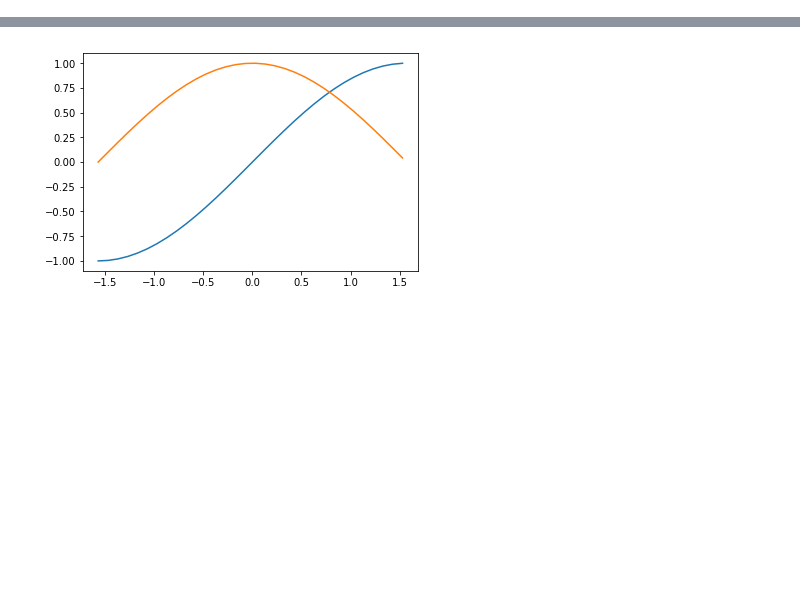
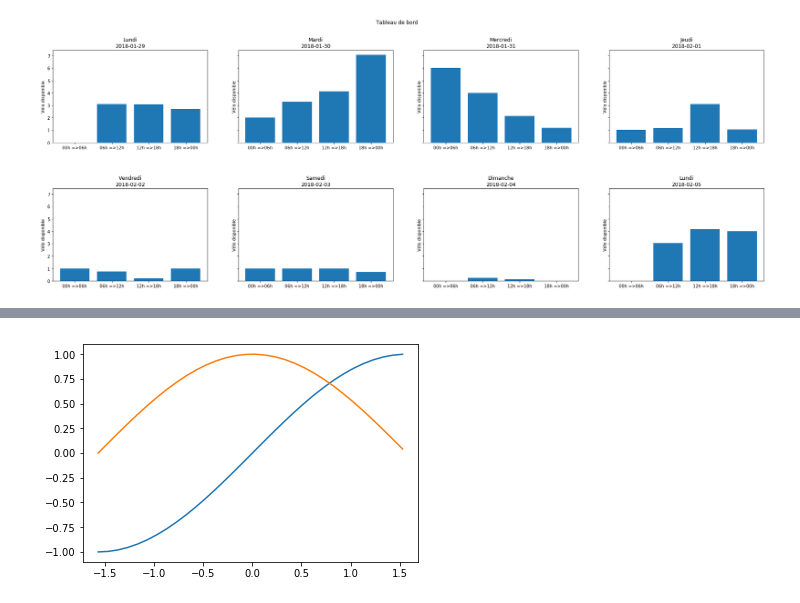
Before and after one commit to MohamedAminMallek/TP_Matplotlib, a Jupyter notebook: Pyplot.ipynb, the cells around one changed output, grey strips where cells are left out. Saved outputs shown, nothing was run; the diff lists cells and outputs as text; code cells hidden in the pictures; blank space fills up the shorter version.

Commit message:
Bikes per day

```diff
--- a/Pyplot.ipynb
+++ b/Pyplot.ipynb
@@ -33,3 +40,54 @@ def draw_Bubble_chart(x,y,s):
+# %%
+# Create dataframes per day during a week
+import datetime
+import random
+df = read_data()
+days = np.array([datetime.datetime(2018,1,29,0,0,0) + datetime.timedelta(days=i) for i in range(9)])
+firstDay = datetime.datetime(2018,1,29,0,0,0)
+
+dataframe_per_day = []
+
+names_days = np.array(['Lundi','Mardi','Mercredi','Jeudi','Vendredi','Samedi','Dimanche'])
+
+for day in days[1:]:
+    df_j = df[df.Timestamp <str(day)]
+    df_j = df_j[ df_j.Timestamp >str(firstDay)]
+    firstDay = day
+    dataframe_per_day.append(df_j)
+# %%
+# create dataframe per period in day
+fig, axes = subplots(2, 4,figsize=(30,10),sharey=True)
+gcf().subplots_adjust(hspace = .5)
+fig.suptitle("Tableau de bord")
+#fig.set_figheight(50)
+#fig.set_figwidth(50)
+for index,df_day in enumerate(dataframe_per_day):
+
+    title = df_day.Timestamp.iloc[0].split()[0]
+
+    year = int(df_day.Timestamp.iloc[0].split()[0].split('-')[0])
+    month = int(df_day.Timestamp.iloc[0].split()[0].split('-')[1])
+    day = int(df_day.Timestamp.iloc[0].split()[0].split('-')[2])
+
+    hours = np.array([datetime.datetime(year,month,day,0,0,0) + datetime.timedelta(hours=i*6) for i in range(5)])
+    dataframe_per_period = []
+
+    x = []
+    y = []
+    for i in range(len(hours)-1):
+
+        x.append(str(hours[i]).split()[1].split(':')[0]+"h =>"+str(hours[i+1]).split()[1].split(':')[0]+"h")
+
+        df_p = df_day[df_day.Timestamp <str(hours[i+1])]
+        df_p = df_p[ df_p.Timestamp >str(hours[i])]
+        y.append(df_p.Bikes.mean())
+        dataframe_per_period.append(df_p)
+    axes[index//4][index%4].bar(x, y)
+    axes[index//4][index%4].set_title(names_days[index%7]+"\n"+title)
+    axes[index//4][index%4].set_ylabel("Vélo disponible")
+fig.savefig('test.png', dpi=100)
+# %% [output]
+[figure, added]
 # %%
 x = np.linspace(1,99,100)
 y = np.random.rand(100,1)
```
Also changed, not shown: parts of 11 cells of this notebook.
